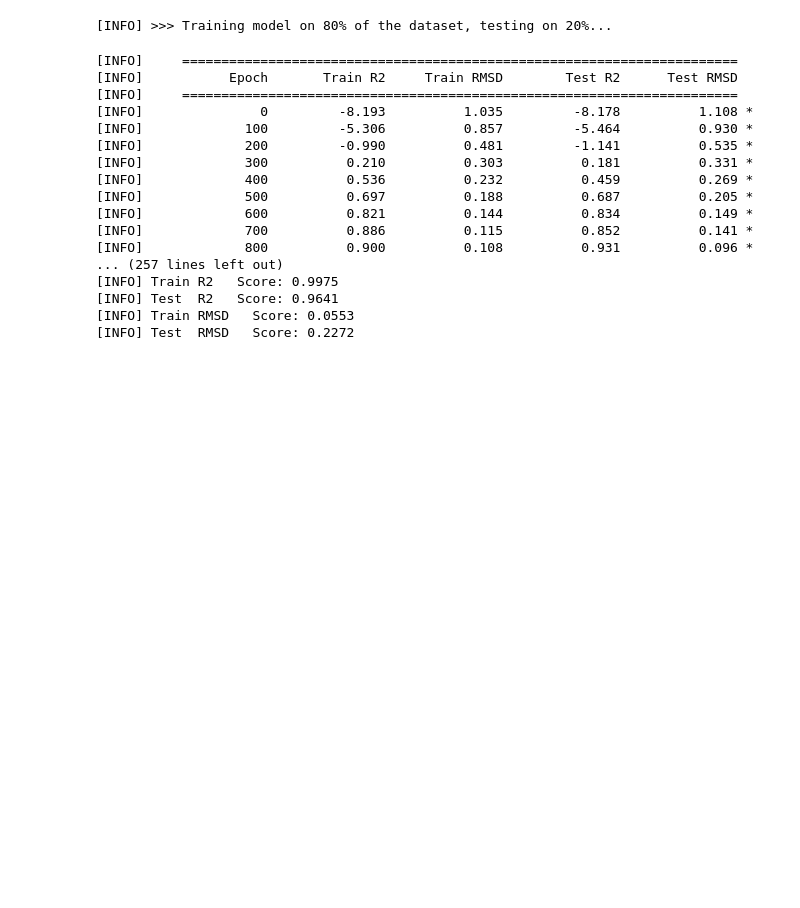
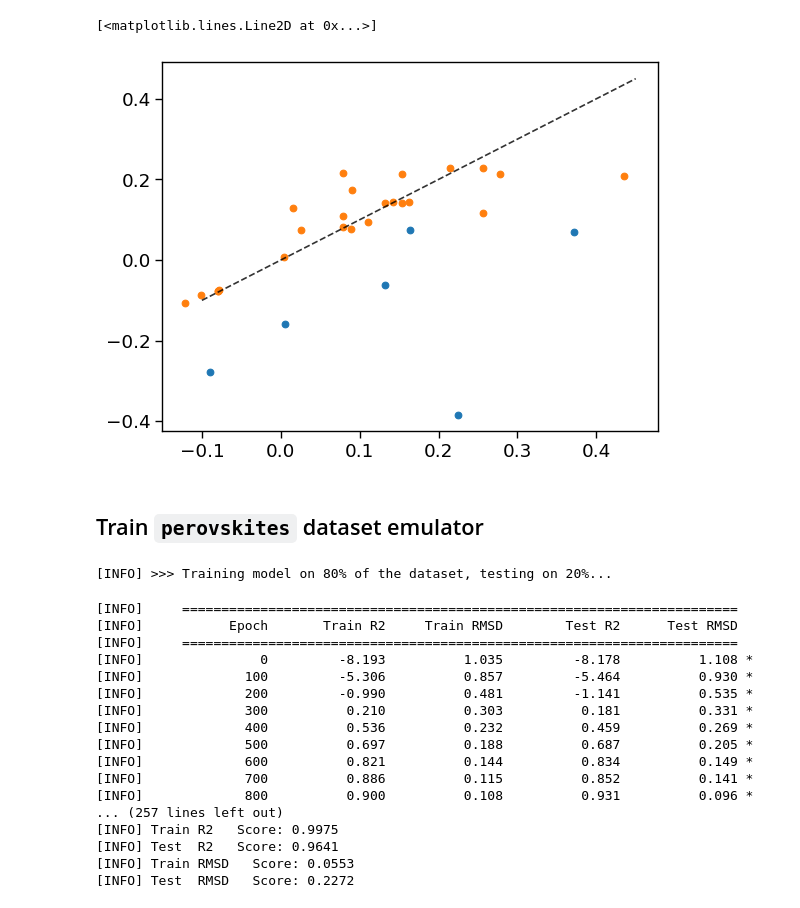
Before and after one commit to aspuru-guzik-group/olympus, a Jupyter notebook: case_studies/train_emulators/categorical_emulators.ipynb, the cells around one changed output. Cells and saved outputs as stored; diff of their text form; code cells hidden in the pictures; blank space fills up the shorter version.

Commit message:
add electrochem atlas demo dataset

```diff
--- a/case_studies/train_emulators/categorical_emulators.ipynb
+++ b/case_studies/train_emulators/categorical_emulators.ipynb
@@ -19,0 +19,3 @@ from olympus.models import BayesNeuralNet
+# %%
+dataset = Dataset(kind='electrochem', random_seed=100703, test_frac=0.3)
+dataset.data
@@ -19,0 +40,20 @@ from olympus.models import BayesNeuralNet
+# %%
+params = {
+    'batch_size':10,
+    'hidden_act':'leaky_relu',
+    'hidden_depth':2,
+    'hidden_nodes':48,
+    'learning_rate':4e-5,
+    'reg': 0.1,
+}
+
+model = BayesNeuralNet(task='regression', **params, out_act='linear')
+
+emulator = Emulator(
+    dataset=dataset,
+    model=model,
+    feature_transform='standardize',
+     target_transform='identity',
+)
+
+emulator.train(retrain=True)
@@ -20,3 +83,21 @@ from olympus.models import BayesNeuralNet
+# %%
+test_feats = dataset.test_set_features.values
+test_targs = dataset.test_set_targets.values
+train_feats = dataset.train_set_features.values
+train_targs = dataset.train_set_targets.values
+
+mu_test, sigma_ep_test, sigma_al_test = emulator.run(test_feats, num_samples=100)
+mu_train, sigma_ep_train, sigma_al_train = emulator.run(train_feats, num_samples=100)
+# %%
+plt.scatter(test_targs, mu_test)
+plt.scatter(train_targs, mu_train)
+
+plt.plot([-0.1, 0.45], [-0.1, 0.45], ls='--', zorder=5, c='k', alpha=0.8)
+# %% [output]
+[<matplotlib.lines.Line2D at 0x...>]
+[figure, added]
+# %% [markdown]
+## Train `perovskites` dataset emulator
 # %%
 dataset = Dataset(kind='perovskites')
 
```
Also changed, not shown: parts of 4 cells of this notebook, 3 other files.
